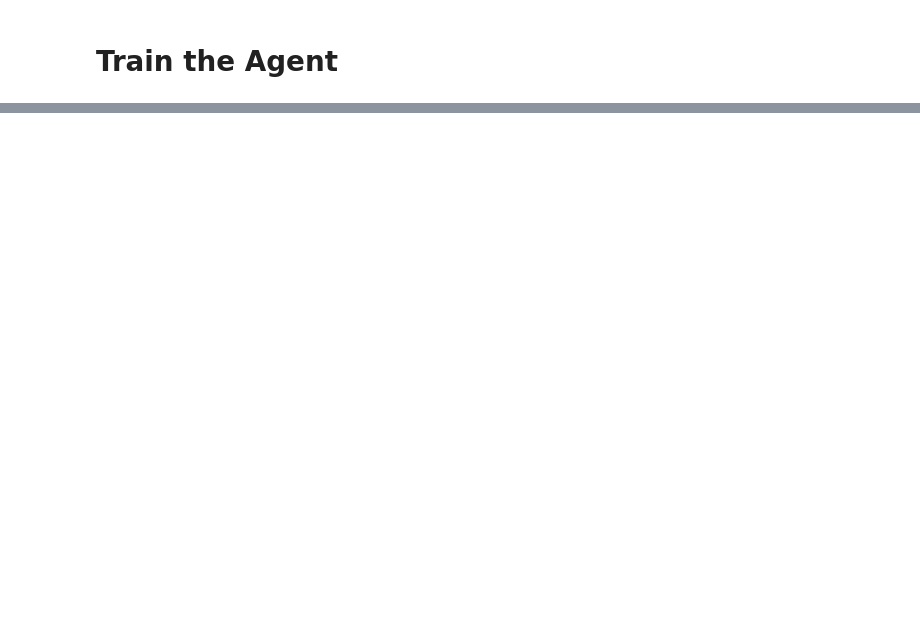
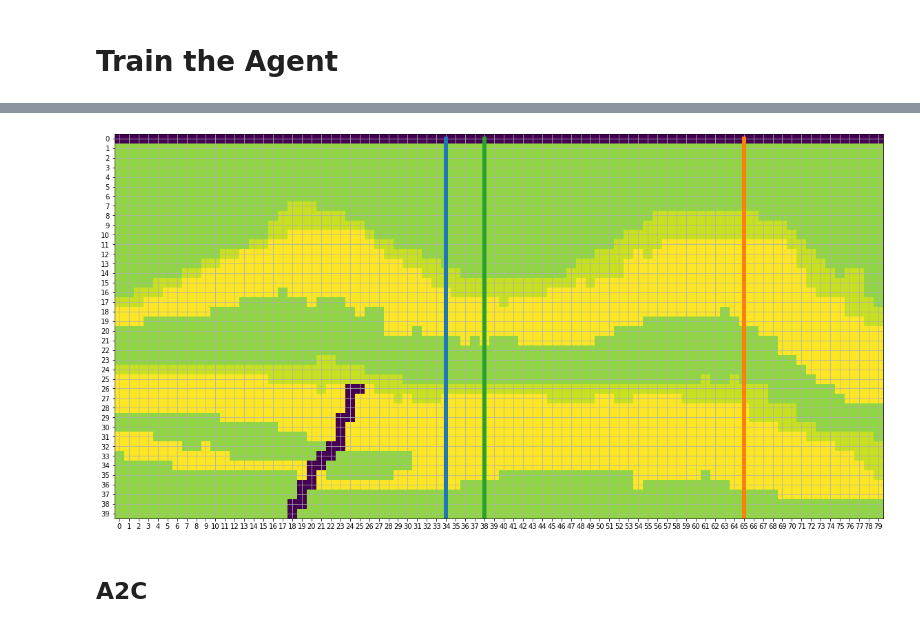
Before and after one commit to svpoludasu/wildcatter, a Jupyter notebook: examples/Trial 1 - Custom Environment.ipynb, the cells around one changed output, grey strips where cells are left out. Saved outputs shown, nothing was run; the diff lists cells and outputs as text; code cells hidden in the pictures; blank space fills up the shorter version.

```diff
--- a/examples/Trial 1 - Custom Environment.ipynb
+++ b/examples/Trial 1 - Custom Environment.ipynb
@@ -594,0 +600,8 @@ Beginning Drill Campaign: 1
+# %%
+from stable_baselines3 import DQN
+
+env = RewardDriller(env_config)
+
+dqn = DQN("MlpPolicy", env, verbose=1)
+dqn.learn(total_timesteps=100000, log_interval=10)
+dqn.save("dqn_pendulum")
@@ -594,0 +626,34 @@ Beginning Drill Campaign: 1
+# %%
+# env_config = dict(model_path=r"data/2d_stacked.csv", available_pipe=70, num_wells = 3, delim=",")
+env = RewardDriller(env_config)
+
+plt.figure(figsize=(20, 20))
+plt.imshow(env.model, vmin=-10, vmax=2)
+
+episodes = 1
+for episode in range(1, episodes + 1):
+#     print("Beginning Drill Campaign:", episode)
+    state = env.reset()
+    done = False
+#     reward = 0
+
+    while not done:
+        action, _states = dqn.predict(state, deterministic=True)
+        state, reward, done, info = env.step(action)
+#     print(f"    Reward: {reward}")
+
+
+
+    for i in range(0,env.num_wells):
+        traj_z, traj_x = np.asarray(env.multi_trajectory[i]).T
+        plt.plot(traj_x, traj_z, "-", linewidth=6)
+
+    plt.xticks(np.arange(0, 80, 1.0))
+    plt.yticks(np.arange(0, 40, 1.0))
+    plt.xlim([-0.5, 79.5])
+    plt.ylim([39.5, -0.5])
+    plt.grid()
+# %% [output]
+[figure, added]
+# %% [markdown]
+## A2C
```
Also changed, not shown: parts of 9 cells of this notebook.
